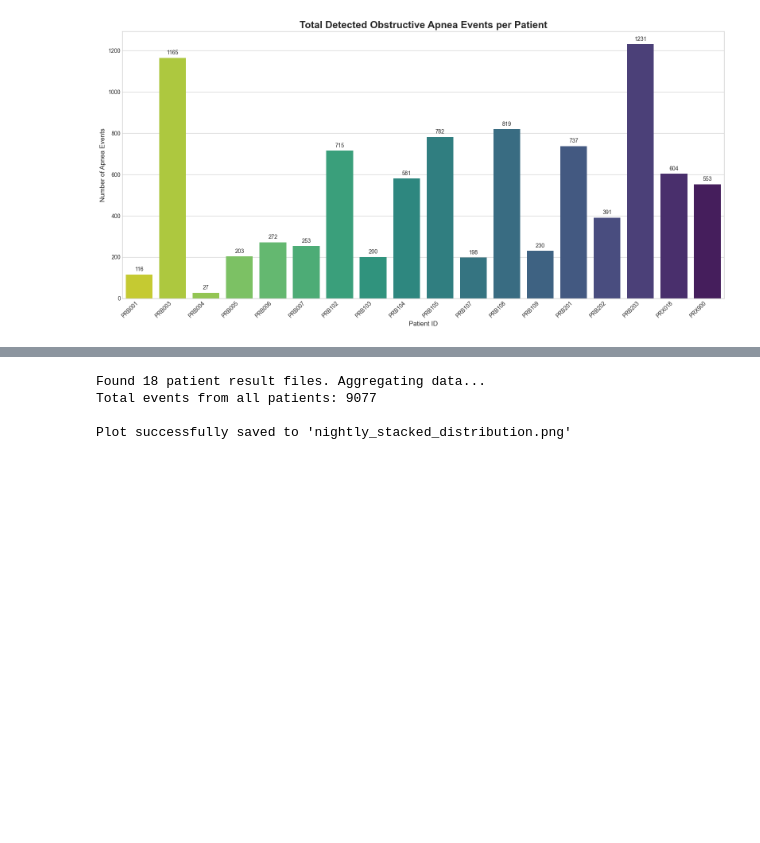
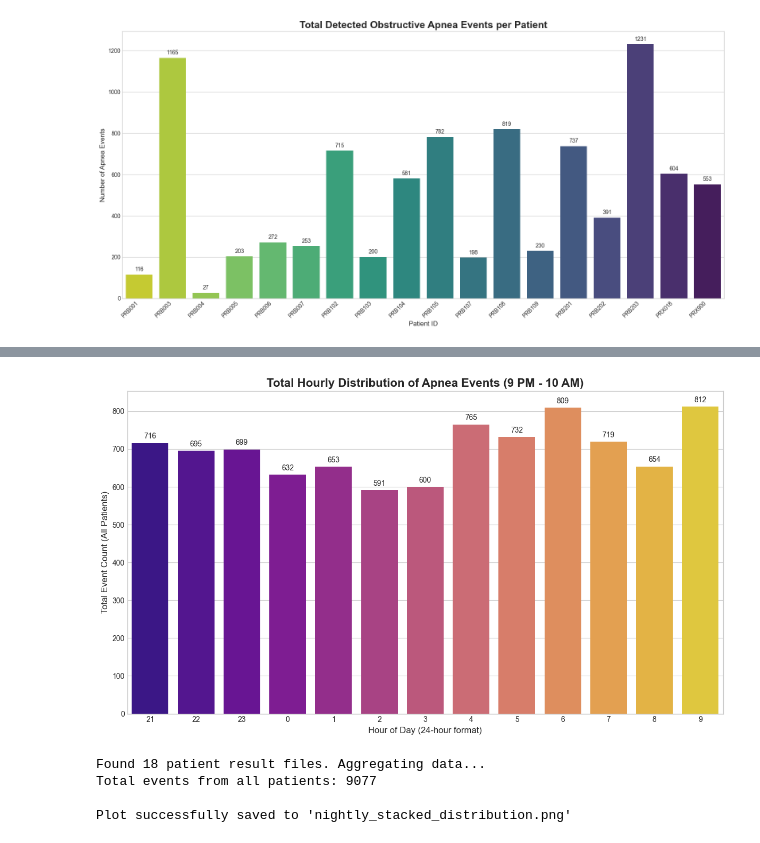
Before and after one commit to harshkheskani/DysfunctionalBreathingCharacterisation, a Jupyter notebook: src/plot_osa_smile.ipynb, the cells around one changed output, grey strips where cells are left out. Drawn from its saved outputs; the diff is of its cells as text; code cells hidden in the pictures; blank space fills up the shorter version.

Commit message:
plots

```diff
--- a/src/plot_osa_smile.ipynb
+++ b/src/plot_osa_smile.ipynb
@@ -99,0 +213,97 @@ Plot successfully saved to 'patient_event_totals_by_id.png'
+# %%
+# plot_total_hourly_distribution.py
+
+import os
+import glob
+import pandas as pd
+import matplotlib.pyplot as plt
+import seaborn as sns
+
+def plot_total_hourly_distribution(results_folder, output_filename="nightly_total_distribution.png"):
+    """
+    Aggregates all patient OSA events and plots their total hourly distribution
+    as a simple bar chart.
+
+    Args:
+        results_folder (str): The path to the folder containing the _osa.csv files.
+        output_filename (str): The filename for the saved plot image.
+    """
+    # --- 1. Find and aggregate all result files into a single DataFrame ---
+    search_pattern = os.path.join(results_folder, "*_osa.csv")
+    result_files = glob.glob(search_pattern)
+
+    if not result_files:
+        print(f"Error: No '*_osa.csv' files found in the folder: '{results_folder}'")
+        return
+
+    print(f"Found {len(result_files)} patient result files. Aggregating data...")
+
+    all_events_df_list = []
+    for file_path in result_files:
+        try:
+            df = pd.read_csv(file_path)
+            if not df.empty:
+                all_events_df_list.append(df)
+        except pd.errors.EmptyDataError:
+            continue
+        except Exception as e:
+            print(f"Could not process file {file_path}: {e}")
+
+    if not all_events_df_list:
+        print("No events found across all patient files. Nothing to plot.")
+        return
+
+    combined_df = pd.concat(all_events_df_list, ignore_index=True)
+    print(f"Total events from all patients: {len(combined_df)}")
+
+    # --- 2. Prepare data for plotting total counts ---
+    # Extract the hour from the timestamp
+    combined_df['hour'] = pd.to_datetime(combined_df['time'], format='%H:%M:%S').dt.hour
+
+    # <<< MODIFIED: Group only by 'hour' to get the total count across all patients
+    hourly_counts = combined_df['hour'].value_counts()
+
+    # --- 3. Order the hours correctly for the nightly window ---
+    nightly_hours_order = [21, 22, 23, 0, 1, 2, 3, 4, 5, 6, 7, 8, 9]
+    # Re-index the counts to match our desired order and fill in 0 for any hours with no events
+    hourly_counts_sorted = hourly_counts.reindex(nightly_hours_order, fill_value=0).reset_index()
+    hourly_counts_sorted.columns = ['Hour', 'EventCount']
+
+    # --- 4. Create and customize the plot ---
+    plt.style.use('seaborn-v0_8-whitegrid')
+    plt.figure(figsize=(12, 7))
+
+    ax = sns.barplot(
+        x='Hour',
+        y='EventCount',
+        data=hourly_counts_sorted,
+        palette='plasma' # Use a different color palette
+    )
+
+    # Add the exact count on top of each bar
+    for p in ax.patches:
+        ax.annotate(
+            format(p.get_height(), '.0f'),
+            (p.get_x() + p.get_width() / 2., p.get_height()),
+            ha='center',
+            va='center',
+            xytext=(0, 9),
+            textcoords='offset points'
+        )
+
+    plt.title('Total Hourly Distribution of Apnea Events (9 PM - 10 AM)', fontsize=16, fontweight='bold')
+    plt.xlabel('Hour of Day (24-hour format)', fontsize=12)
+    plt.ylabel('Total Event Count (All Patients)', fontsize=12)
+    plt.xticks(ticks=range(len(nightly_hours_order)), labels=nightly_hours_order)
+    plt.tight_layout()
+
+    # --- 5. Save and show the plot ---
+    plt.savefig(output_filename, dpi=300)
+    print(f"\nPlot successfully saved to '{output_filename}'")
+
+    plt.show()
+
+if __name__ == "__main__":
+    RESULTS_FOLDER = './smile_osa_results'
+    plot_total_hourly_distribution(results_folder=RESULTS_FOLDER)
+# %% [output]
@@ -100,3 +316,4 @@ Plot successfully saved to 'patient_event_totals_by_id.png'
+[figure, added]
 # %%
 def plot_stacked_hourly_distribution(results_folder, output_filename="nightly_stacked_distribution.png"):
     """
```
Also changed, not shown: parts of 7 cells of this notebook, 10 other files.
